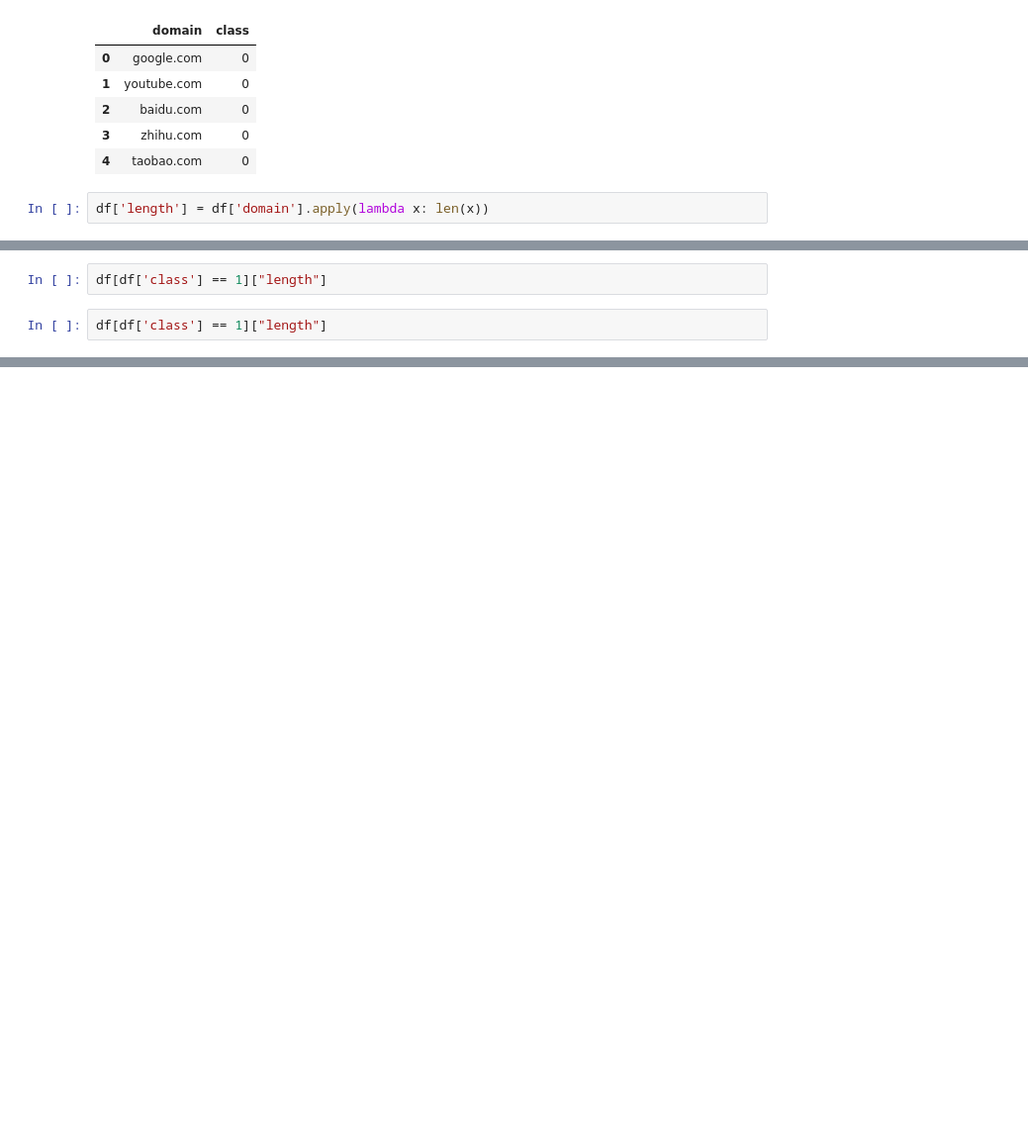
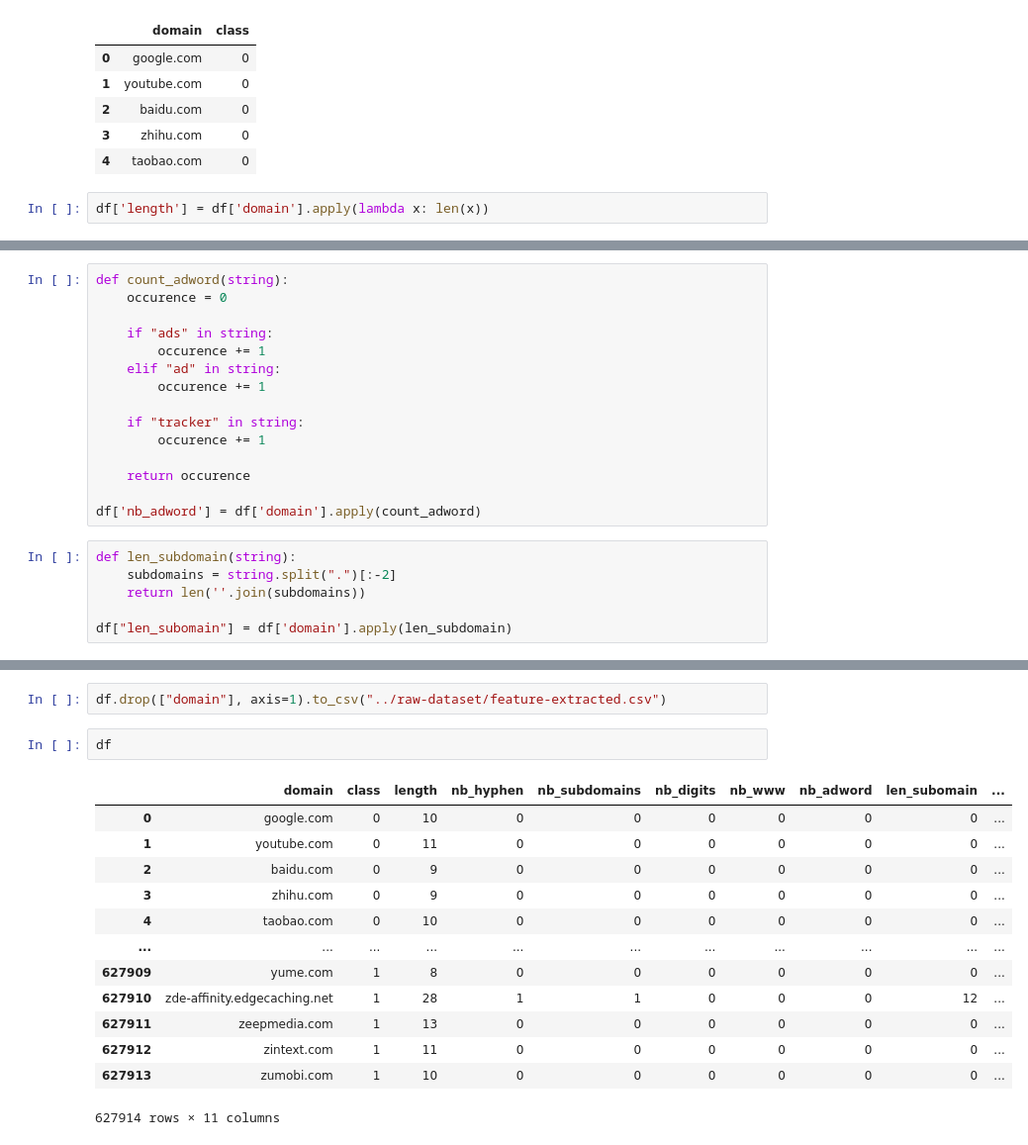
Before and after one commit to yadhukrishnam/ad-service-detection-machine-learning, a Jupyter notebook: notebooks/feature-extraction.ipynb, the cells around one changed output, grey strips where cells are left out. Shown at 99% size. Saved outputs shown, nothing was run; the diff lists cells and outputs as text; blank space fills up the shorter version.

```diff
--- a/notebooks/feature-extraction.ipynb
+++ b/notebooks/feature-extraction.ipynb
@@ -32,4 +36,21 @@ df['length'] = df['domain'].apply(lambda x: len(x))
 # %%
-df[df['class'] == 1]["length"]
+def count_adword(string):
+    occurence = 0
+
+    if "ads" in string:
+        occurence += 1
+    elif "ad" in string:
+        occurence += 1
+
+    if "tracker" in string:
+        occurence += 1
+
+    return occurence
+
+df['nb_adword'] = df['domain'].apply(count_adword)
 # %%
-df[df['class'] == 1]["length"]
+def len_subdomain(string):
+    subdomains = string.split(".")[:-2]
+    return len(''.join(subdomains))
+
+df["len_subomain"] = df['domain'].apply(len_subdomain)
@@ -65,0 +123,18 @@ ValueError: x and y must be the same size
+# %%
+df.drop(["domain"], axis=1).to_csv("../raw-dataset/feature-extracted.csv")
+# %%
+df
+# %% [output]
+|  | domain | class | length | nb_hyphen | nb_subdomains | nb_digits | nb_www | nb_adword | len_subomain | ... |
+| 0 | google.com | 0 | 10 | 0 | 0 | 0 | 0 | 0 | 0 | ... |
+| 1 | youtube.com | 0 | 11 | 0 | 0 | 0 | 0 | 0 | 0 | ... |
+| 2 | baidu.com | 0 | 9 | 0 | 0 | 0 | 0 | 0 | 0 | ... |
+| 3 | zhihu.com | 0 | 9 | 0 | 0 | 0 | 0 | 0 | 0 | ... |
+| 4 | taobao.com | 0 | 10 | 0 | 0 | 0 | 0 | 0 | 0 | ... |
+| ... | ... | ... | ... | ... | ... | ... | ... | ... | ... | ... |
+| 627909 | yume.com | 1 | 8 | 0 | 0 | 0 | 0 | 0 | 0 | ... |
+| 627910 | zde-affinity.edgecaching.net | 1 | 28 | 1 | 1 | 0 | 0 | 0 | 12 | ... |
+| 627911 | zeepmedia.com | 1 | 13 | 0 | 0 | 0 | 0 | 0 | 0 | ... |
+| 627912 | zintext.com | 1 | 11 | 0 | 0 | 0 | 0 | 0 | 0 | ... |
+| 627913 | zumobi.com | 1 | 10 | 0 | 0 | 0 | 0 | 0 | 0 | ... |
+627914 rows × 11 columns
```
Also changed, not shown: parts of 16 cells of this notebook, 4 other files.
